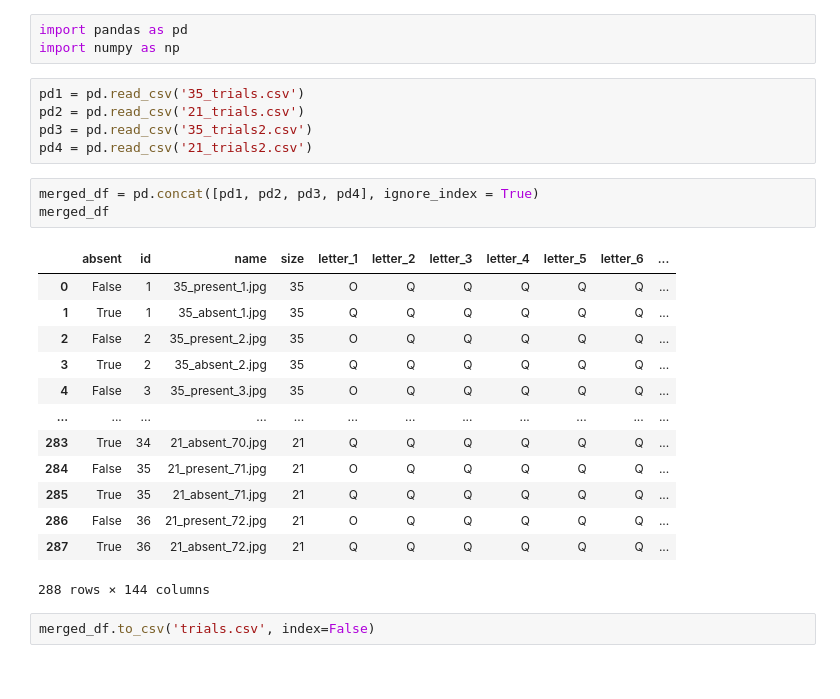
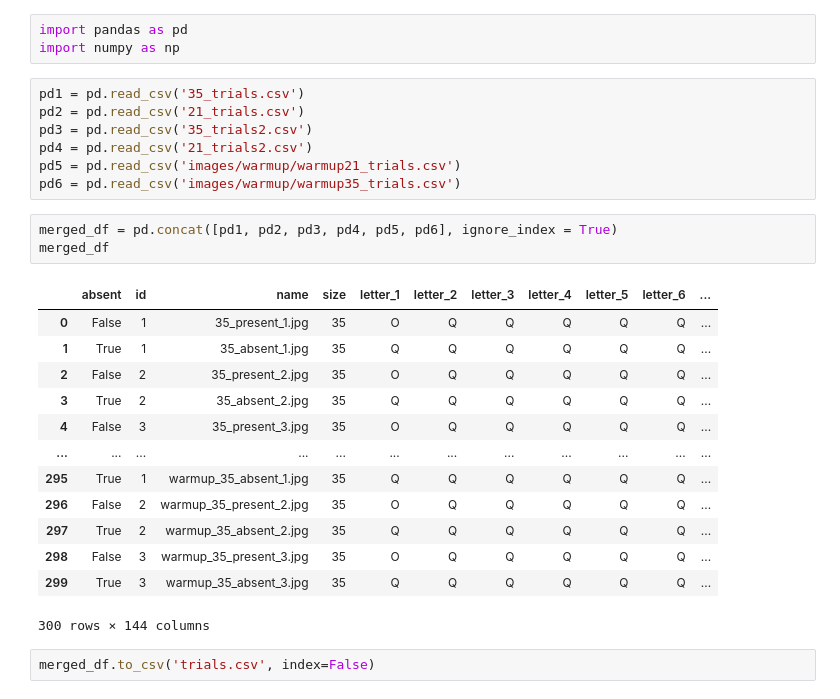
Before and after one commit to pomonahci/EyeWrite, a Jupyter notebook: generateTrials/test.ipynb, the cells around one changed output. Saved outputs shown, nothing was run; the diff lists cells and outputs as text.

Commit message:
merge csv

```diff
--- a/generateTrials/test.ipynb
+++ b/generateTrials/test.ipynb
@@ -6,23 +6,25 @@ pd1 = pd.read_csv('35_trials.csv')
 pd2 = pd.read_csv('21_trials.csv')
 pd3 = pd.read_csv('35_trials2.csv')
 pd4 = pd.read_csv('21_trials2.csv')
+pd5 = pd.read_csv('images/warmup/warmup21_trials.csv')
+pd6 = pd.read_csv('images/warmup/warmup35_trials.csv')
 # %%
-merged_df = pd.concat([pd1, pd2, pd3, pd4], ignore_index = True)
+merged_df = pd.concat([pd1, pd2, pd3, pd4, pd5, pd6], ignore_index = True)
 merged_df
 # %% [output]
 |  | absent | id | name | size | letter_1 | letter_2 | letter_3 | letter_4 | letter_5 | letter_6 | ... |
 | 0 | False | 1 | 35_present_1.jpg | 35 | O | Q | Q | Q | Q | Q | ... |
 | 1 | True | 1 | 35_absent_1.jpg | 35 | Q | Q | Q | Q | Q | Q | ... |
 | 2 | False | 2 | 35_present_2.jpg | 35 | O | Q | Q | Q | Q | Q | ... |
 | 3 | True | 2 | 35_absent_2.jpg | 35 | Q | Q | Q | Q | Q | Q | ... |
 | 4 | False | 3 | 35_present_3.jpg | 35 | O | Q | Q | Q | Q | Q | ... |
 | ... | ... | ... | ... | ... | ... | ... | ... | ... | ... | ... | ... |
-| 283 | True | 34 | 21_absent_70.jpg | 21 | Q | Q | Q | Q | Q | Q | ... |
-| 284 | False | 35 | 21_present_71.jpg | 21 | O | Q | Q | Q | Q | Q | ... |
-| 285 | True | 35 | 21_absent_71.jpg | 21 | Q | Q | Q | Q | Q | Q | ... |
-| 286 | False | 36 | 21_present_72.jpg | 21 | O | Q | Q | Q | Q | Q | ... |
-| 287 | True | 36 | 21_absent_72.jpg | 21 | Q | Q | Q | Q | Q | Q | ... |
+| 295 | True | 1 | warmup_35_absent_1.jpg | 35 | Q | Q | Q | Q | Q | Q | ... |
+| 296 | False | 2 | warmup_35_present_2.jpg | 35 | O | Q | Q | Q | Q | Q | ... |
+| 297 | True | 2 | warmup_35_absent_2.jpg | 35 | Q | Q | Q | Q | Q | Q | ... |
+| 298 | False | 3 | warmup_35_present_3.jpg | 35 | O | Q | Q | Q | Q | Q | ... |
+| 299 | True | 3 | warmup_35_absent_3.jpg | 35 | Q | Q | Q | Q | Q | Q | ... |
-288 rows × 144 columns
+300 rows × 144 columns
 # %%
 merged_df.to_csv('trials.csv', index=False)
 # %%
```
Also changed, not shown: parts of 1 cell of this notebook, 1 other file.
